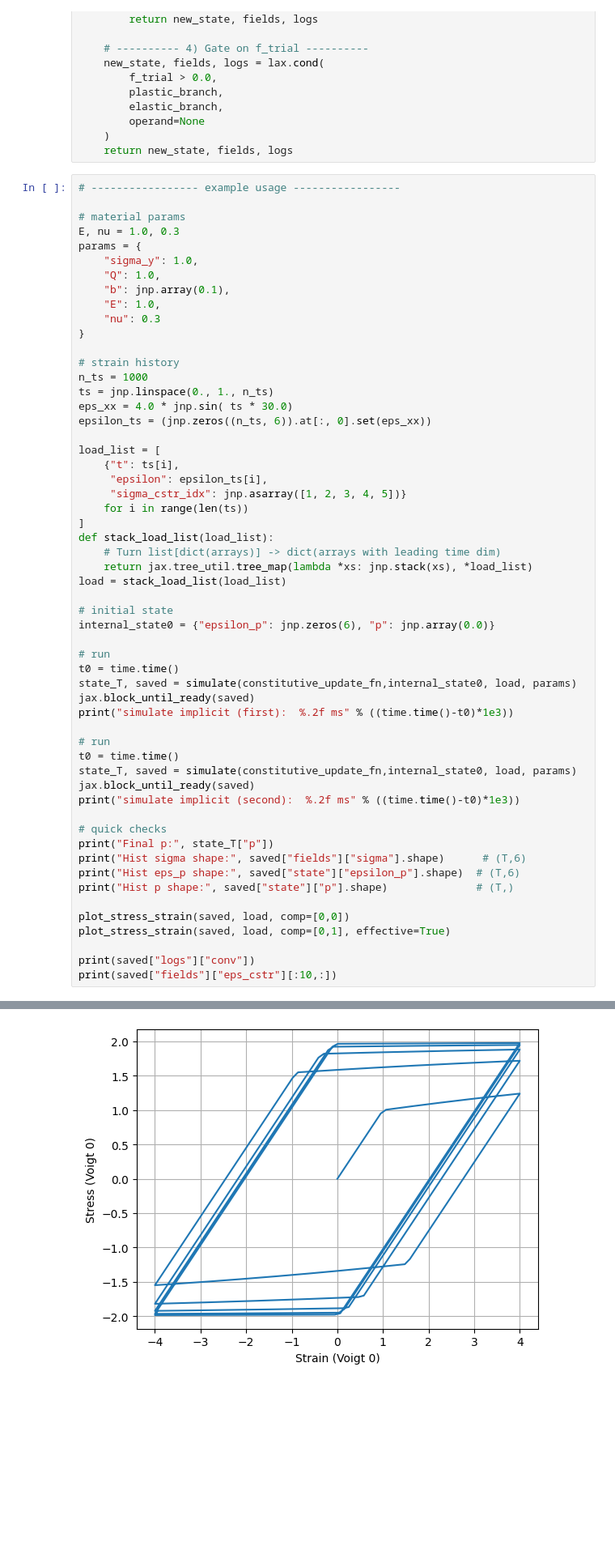
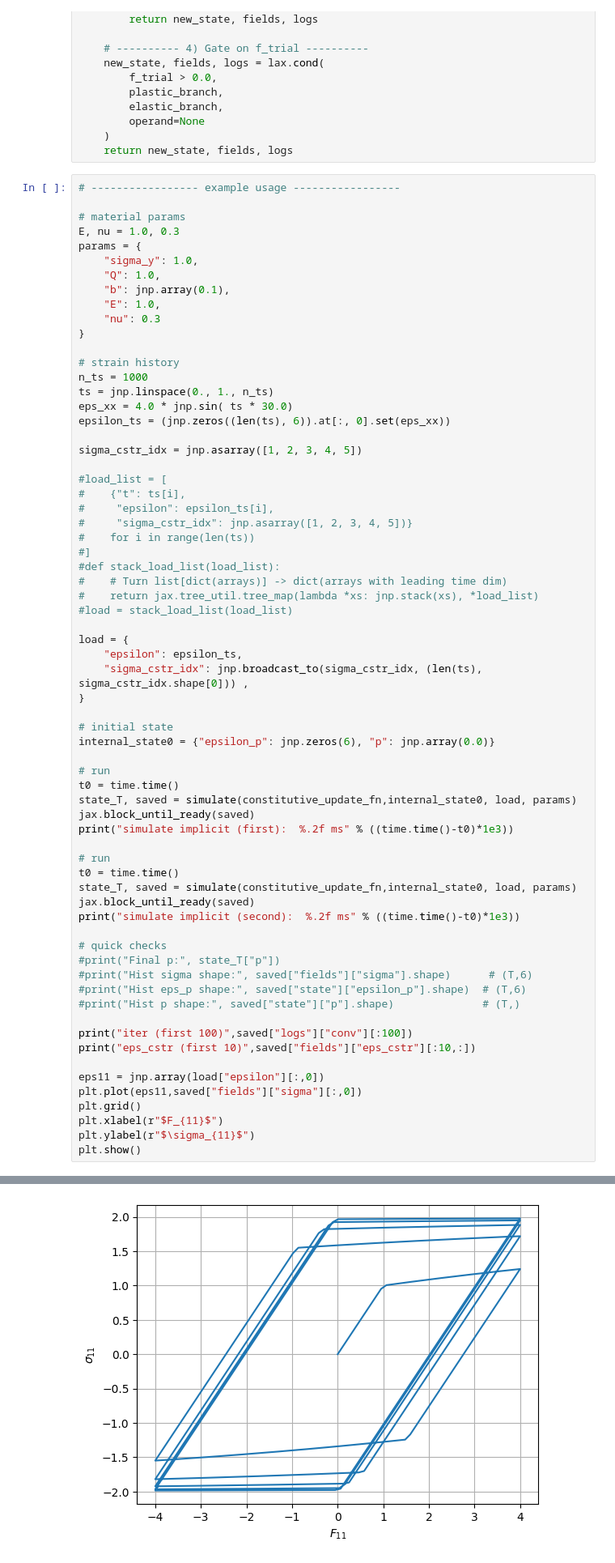
Before and after one commit to kerfriden/jax_constitutive_law, a Jupyter notebook: jax_cl_3.ipynb, the cells around one changed output, grey strips where cells are left out. Shown at 81% size. Cells and saved outputs as stored; diff of their text form; blank space fills up the shorter version.

```diff
--- a/jax_cl_3.ipynb
+++ b/jax_cl_3.ipynb
@@ -718,18 +773,25 @@ params = {
 n_ts = 1000
 ts = jnp.linspace(0., 1., n_ts)
 eps_xx = 4.0 * jnp.sin( ts * 30.0)
-epsilon_ts = (jnp.zeros((n_ts, 6)).at[:, 0].set(eps_xx))
+epsilon_ts = (jnp.zeros((len(ts), 6)).at[:, 0].set(eps_xx))
 
-load_list = [
-    {"t": ts[i],
-     "epsilon": epsilon_ts[i],
-     "sigma_cstr_idx": jnp.asarray([1, 2, 3, 4, 5])}
-    for i in range(len(ts))
-]
-def stack_load_list(load_list):
-    # Turn list[dict(arrays)] -> dict(arrays with leading time dim)
-    return jax.tree_util.tree_map(lambda *xs: jnp.stack(xs), *load_list)
-load = stack_load_list(load_list)
+sigma_cstr_idx = jnp.asarray([1, 2, 3, 4, 5])
+
+#load_list = [
+#    {"t": ts[i],
+#     "epsilon": epsilon_ts[i],
+#     "sigma_cstr_idx": jnp.asarray([1, 2, 3, 4, 5])}
+#    for i in range(len(ts))
+#]
+#def stack_load_list(load_list):
+#    # Turn list[dict(arrays)] -> dict(arrays with leading time dim)
+#    return jax.tree_util.tree_map(lambda *xs: jnp.stack(xs), *load_list)
+#load = stack_load_list(load_list)
+
+load = {
+    "epsilon": epsilon_ts,
+    "sigma_cstr_idx": jnp.broadcast_to(sigma_cstr_idx, (len(ts), sigma_cstr_idx.shape[0])) ,
+}
 
 # initial state
 internal_state0 = {"epsilon_p": jnp.zeros(6), "p": jnp.array(0.0)}
@@ -747,14 +809,18 @@ jax.block_until_ready(saved)
 print("simulate implicit (second):  %.2f ms" % ((time.time()-t0)*1e3))
 
 # quick checks
-print("Final p:", state_T["p"])
-print("Hist sigma shape:", saved["fields"]["sigma"].shape)      # (T,6)
-print("Hist eps_p shape:", saved["state"]["epsilon_p"].shape)  # (T,6)
-print("Hist p shape:", saved["state"]["p"].shape)              # (T,)
+#print("Final p:", state_T["p"])
+#print("Hist sigma shape:", saved["fields"]["sigma"].shape)      # (T,6)
+#print("Hist eps_p shape:", saved["state"]["epsilon_p"].shape)  # (T,6)
+#print("Hist p shape:", saved["state"]["p"].shape)              # (T,)
 
-plot_stress_strain(saved, load, comp=[0,0])
-plot_stress_strain(saved, load, comp=[0,1], effective=True)
+print("iter (first 100)",saved["logs"]["conv"][:100])
+print("eps_cstr (first 10)",saved["fields"]["eps_cstr"][:10,:])
 
-print(saved["logs"]["conv"])
-print(saved["fields"]["eps_cstr"][:10,:])
+eps11 = jnp.array(load["epsilon"][:,0])
+plt.plot(eps11,saved["fields"]["sigma"][:,0])
+plt.grid()
+plt.xlabel(r"$F_{11}$")
+plt.ylabel(r"$\sigma_{11}$")
+plt.show()
 # %% [output]
@@ -767 +842 @@ Hist p shape: (1000,)
-[figure, old version]
+[figure, new version]
```
Also changed, not shown: parts of 22 cells of this notebook.
